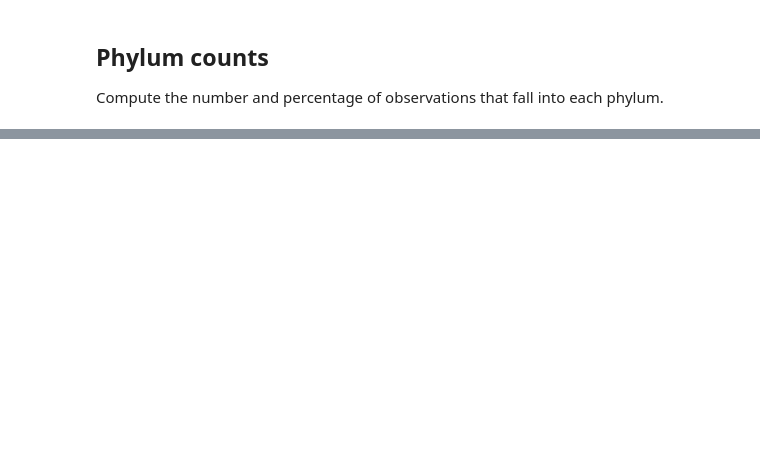
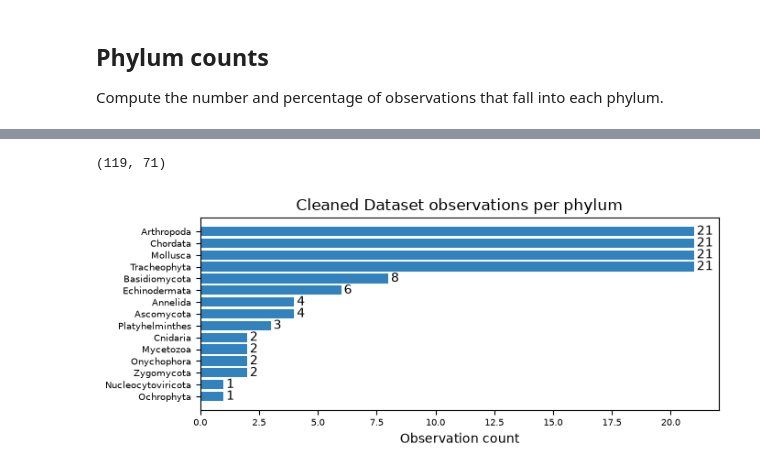
Before and after one commit to mbhoop/alt_text_generator, a Jupyter notebook: notebooks/sample_generator.ipynb, the cells around one changed output, grey strips where cells are left out. Saved outputs shown, nothing was run; the diff lists cells and outputs as text; code cells hidden in the pictures; blank space fills up the shorter version.

```diff
--- a/notebooks/sample_generator.ipynb
+++ b/notebooks/sample_generator.ipynb
@@ -462,0 +102,21 @@ class_chart()
+# %%
+# data after dropping duplicates, non-research-grade, and n/a licensing
+phylum_cols = ['taxon_class', 'taxon_order', 'taxon_family', 'taxon_genus']
+sample = []
+for phylum in sorted(df['taxon_phylum'].dropna().unique()):
+    phylum_df = df[df['taxon_phylum'] == phylum]
+    phylum_df = phylum_df[phylum_df['quality_grade'] == 'research']
+    phylum_df = phylum_df[phylum_df['license'].notna()]
+    phylum_unique = (
+        phylum_df
+        .drop_duplicates(subset=phylum_cols)
+        .head(21)
+        .reset_index(drop=True)
+    )
+    sample.append(phylum_unique)
+    print(
+        f"Showing {len(phylum_unique)} {phylum} entries with distinct class/order/family/genus combos."
+    )
+sample_df = pd.concat(sample, ignore_index=True)
+output_path = Path('../data/sample_3x_research_grade.csv')
+output_path.parent.mkdir(exist_ok=True)
@@ -462,0 +141,8 @@ class_chart()
+# %%
+sample_df.shape
+# %% [output]
+(119, 71)
+# %%
+phylum_report(sample_df, "Cleaned Dataset")
+# %% [output]
+[figure, added]
```
Also changed, not shown: parts of 44 cells of this notebook, 23 other files.
